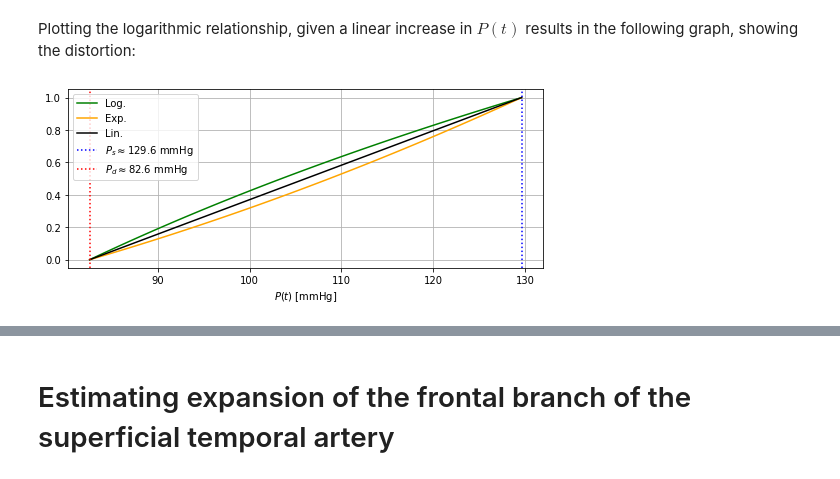
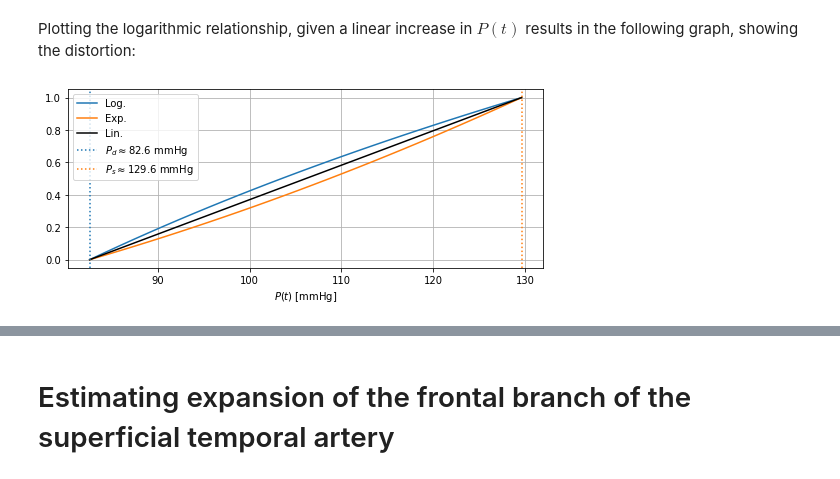
Before and after one commit to Oskari-Tuormaa/BAC, a Jupyter notebook: linearity/linearity.ipynb, the cells around one changed output, grey strips where cells are left out. Drawn from its saved outputs; the diff is of its cells as text; code cells hidden in the pictures.

```diff
--- a/linearity/linearity.ipynb
+++ b/linearity/linearity.ipynb
@@ -29,30 +29,30 @@ Plotting the logarithmic relationship, given a linear increase in $P(t)$ results
 # %%
 # Values taken from:
 # "Normal values for ambulatory blood pressure and
 # differences between casual blood pressure and
 # ambulatory blood pressure"
 PS = 129.6 * ureg.mmHg
 PD = 82.6 * ureg.mmHg
 
-t = np.linspace(0, 1, 100)
+t = np.linspace(0, 1, 30)
 Pt = PD + t * (PS - PD)
 
 Pratlog = np.log(Pt / PD) / np.log(PS / PD)
 Pratlin =       (Pt - PD) /       (PS - PD)
 Pratexp =       (Pt**2 - PD**2) /       (PS**2 - PD**2)
 
 # Plot data
-plt.plot(Pt.magnitude, Pratlog.magnitude, label="Log.", c="green")
-plt.plot(Pt.magnitude, Pratexp.magnitude, label="Exp.", c="orange")
+plt.plot(Pt.magnitude, Pratlog.magnitude, label="Log.", c="C0")
+plt.plot(Pt.magnitude, Pratexp.magnitude, label="Exp.", c="C1")
 plt.plot(Pt.magnitude, Pratlin.magnitude, label="Lin.", c="black")
-plt.axvline(PS.magnitude, ls=":", c="blue", label=fr"$P_s \approx {PS:L~}$")
-plt.axvline(PD.magnitude, ls=":", c="red", label=fr"$P_d \approx {PD:L~}$")
+plt.axvline(PD.magnitude, ls=":", c="C0", label=fr"$P_d \approx {PD:L~}$")
+plt.axvline(PS.magnitude, ls=":", c="C1", label=fr"$P_s \approx {PS:L~}$")
 plt.legend()
 plt.grid()
 plt.xlabel(r"$P(t)$ [mmHg]")
 plt.savefig("linearity.pdf")
 # %% [output]
-[figure, old version]
+[figure, new version]
 # %%
 # Diameter parameters
 d_s = 1.5
```
Also changed, not shown: parts of 5 cells of this notebook, 2 other files.
